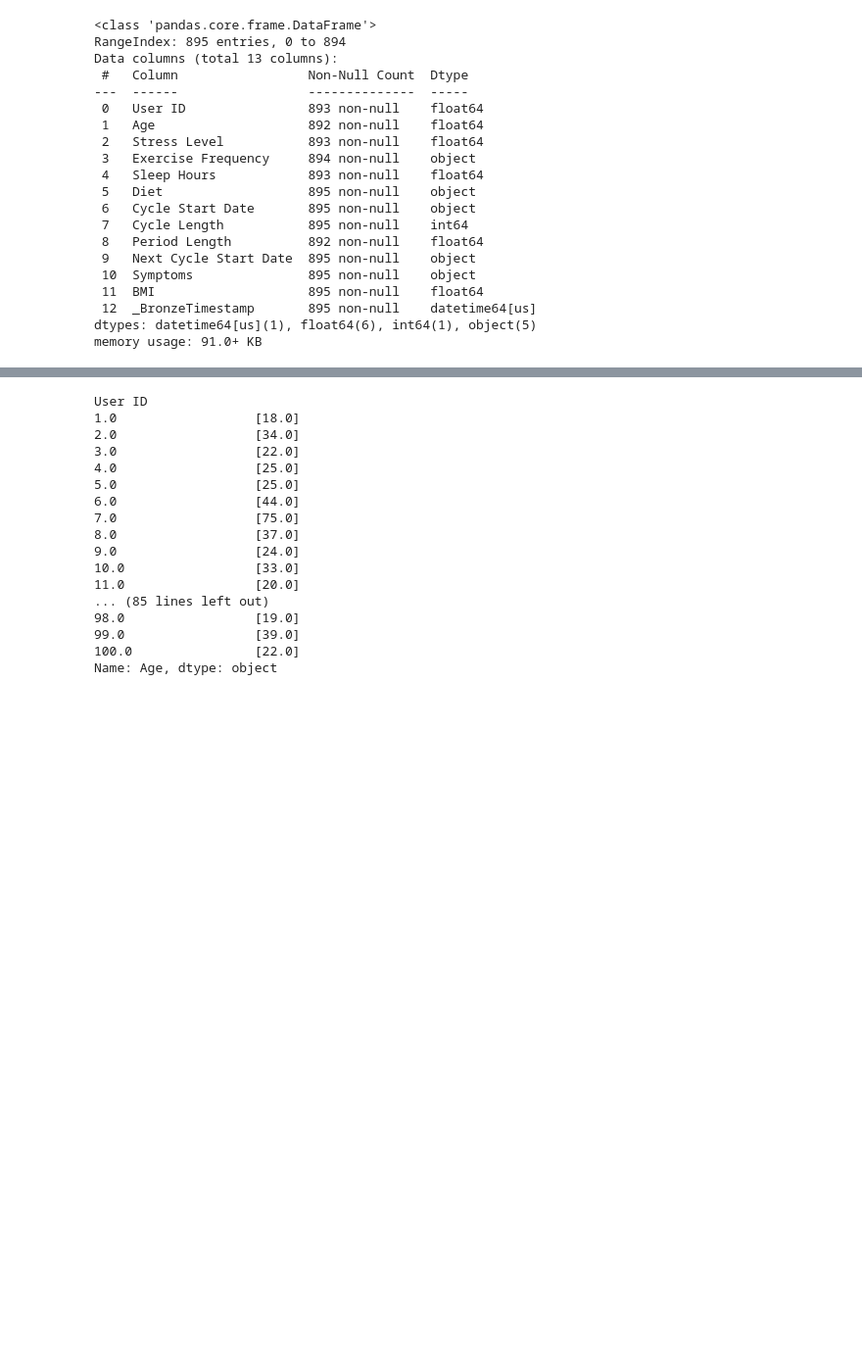
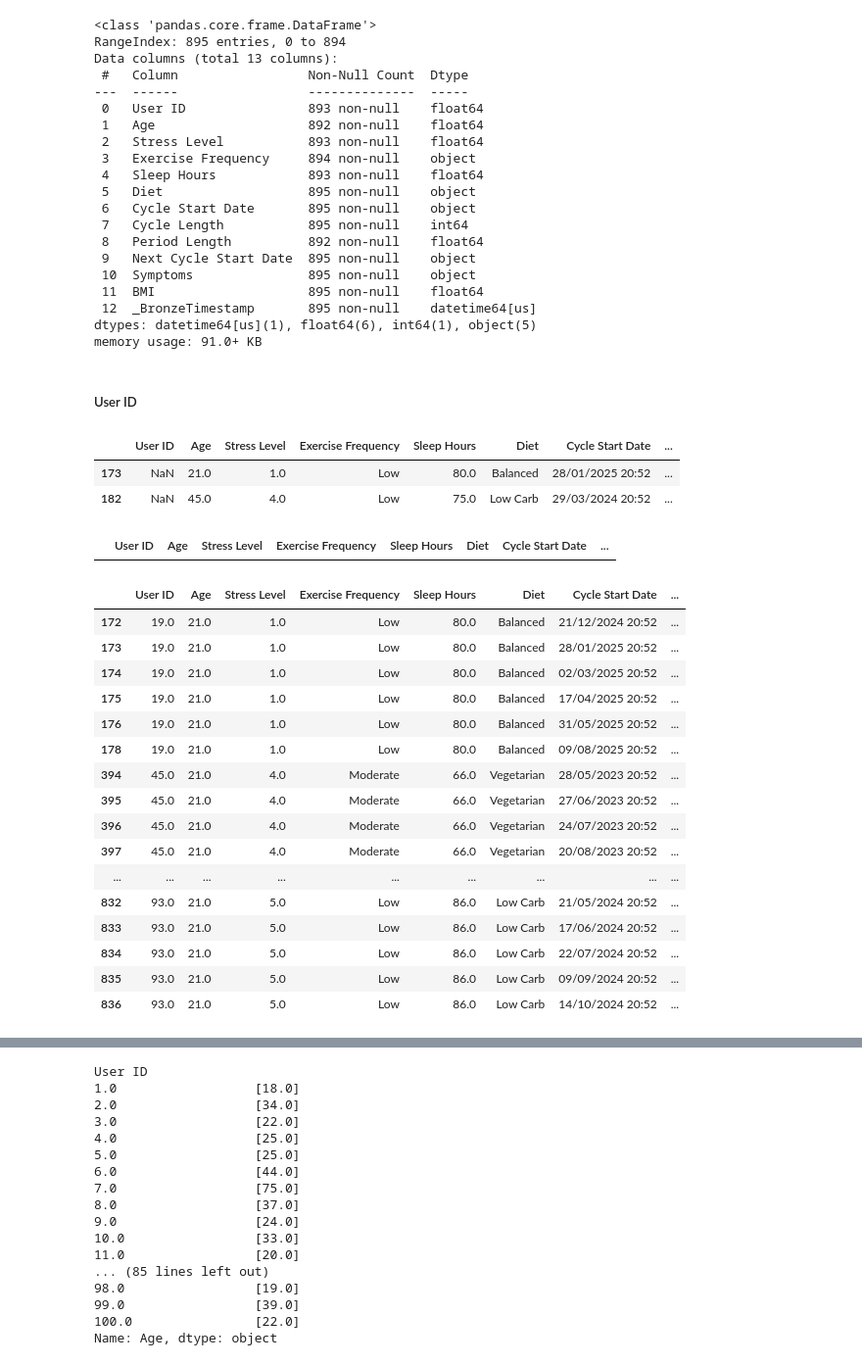
Before and after one commit to paulacadaviecodom/master-analitica-datos-paula-cadavieco, a Jupyter notebook: NB_MC_BR_SL.ipynb, the cells around one changed output, grey strips where cells are left out. Shown: that part at 98% size. Cells and saved outputs as stored; diff of their text form; code cells hidden in the pictures; blank space fills up the shorter version.

```diff
--- a/NB_MC_BR_SL.ipynb
+++ b/NB_MC_BR_SL.ipynb
@@ -65,3 +74,56 @@ Data columns (total 13 columns):
  12  _BronzeTimestamp       895 non-null    datetime64[us]
 dtypes: datetime64[us](1), float64(6), int64(1), object(5)
 memory usage: 91.0+ KB
+# %% [markdown]
+##### User ID
+# %%
+# compuebo los nulos de la columna User Id
+bronze_menstrual_cycle_df[bronze_menstrual_cycle_df['User ID'].isnull() == True]
+# %% [output]
+|  | User ID | Age | Stress Level | Exercise Frequency | Sleep Hours | Diet | Cycle Start Date | ... |
+| 173 | NaN | 21.0 | 1.0 | Low | 80.0 | Balanced | 28/01/2025 20:52 | ... |
+| 182 | NaN | 45.0 | 4.0 | Low | 75.0 | Low Carb | 29/03/2024 20:52 | ... |
+# %%
+# antes de eliminar los user id nulos, buscamos posibles coincidencias de edad y bmi para identificar posibles registros nulos asiciados a personas ya registradas
+def reasignar_user_id_nulos(fila, df):
+    if pd.isnull(fila['User ID']):
+        coincidencia = df[(df['Age'] == fila['Age']) &
+                   (df['BMI'] == fila['BMI']) &
+                   (df['User ID'].notnull())]
+        if len(coincidencia) > 0:
+            return coincidencia['User ID'].iloc[0]
+        else:
+            return None
+    else:
+        return fila['User ID']
+# %%
+bronze_menstrual_cycle_df['User ID'] = bronze_menstrual_cycle_df.apply(
+    lambda fila: reasignar_user_id_nulos(fila, bronze_menstrual_cycle_df),
+    axis=1
+)
+# %%
+# comprobamos si se han reasignado valores o si debemos ahora si eliminarlos
+bronze_menstrual_cycle_df[bronze_menstrual_cycle_df['User ID'].isnull() == True]
+# %% [output]
+|  | User ID | Age | Stress Level | Exercise Frequency | Sleep Hours | Diet | Cycle Start Date | ... |
+# %%
+# comprobamos que todos ninguna fecha de comienzo de ciclo se solape y, por tanto, la reasignaciones fueron correctas
+bronze_menstrual_cycle_df[bronze_menstrual_cycle_df['Age']==21]
+# %% [output]
+|  | User ID | Age | Stress Level | Exercise Frequency | Sleep Hours | Diet | Cycle Start Date | ... |
+| 172 | 19.0 | 21.0 | 1.0 | Low | 80.0 | Balanced | 21/12/2024 20:52 | ... |
+| 173 | 19.0 | 21.0 | 1.0 | Low | 80.0 | Balanced | 28/01/2025 20:52 | ... |
+| 174 | 19.0 | 21.0 | 1.0 | Low | 80.0 | Balanced | 02/03/2025 20:52 | ... |
+| 175 | 19.0 | 21.0 | 1.0 | Low | 80.0 | Balanced | 17/04/2025 20:52 | ... |
+| 176 | 19.0 | 21.0 | 1.0 | Low | 80.0 | Balanced | 31/05/2025 20:52 | ... |
+| 178 | 19.0 | 21.0 | 1.0 | Low | 80.0 | Balanced | 09/08/2025 20:52 | ... |
+| 394 | 45.0 | 21.0 | 4.0 | Moderate | 66.0 | Vegetarian | 28/05/2023 20:52 | ... |
+| 395 | 45.0 | 21.0 | 4.0 | Moderate | 66.0 | Vegetarian | 27/06/2023 20:52 | ... |
+| 396 | 45.0 | 21.0 | 4.0 | Moderate | 66.0 | Vegetarian | 24/07/2023 20:52 | ... |
+| 397 | 45.0 | 21.0 | 4.0 | Moderate | 66.0 | Vegetarian | 20/08/2023 20:52 | ... |
+| ... | ... | ... | ... | ... | ... | ... | ... | ... |
+| 832 | 93.0 | 21.0 | 5.0 | Low | 86.0 | Low Carb | 21/05/2024 20:52 | ... |
+| 833 | 93.0 | 21.0 | 5.0 | Low | 86.0 | Low Carb | 17/06/2024 20:52 | ... |
+| 834 | 93.0 | 21.0 | 5.0 | Low | 86.0 | Low Carb | 22/07/2024 20:52 | ... |
+| 835 | 93.0 | 21.0 | 5.0 | Low | 86.0 | Low Carb | 09/09/2024 20:52 | ... |
+| 836 | 93.0 | 21.0 | 5.0 | Low | 86.0 | Low Carb | 14/10/2024 20:52 | ... |
```
Also changed, not shown: parts of 82 cells of this notebook, 1 other file.
